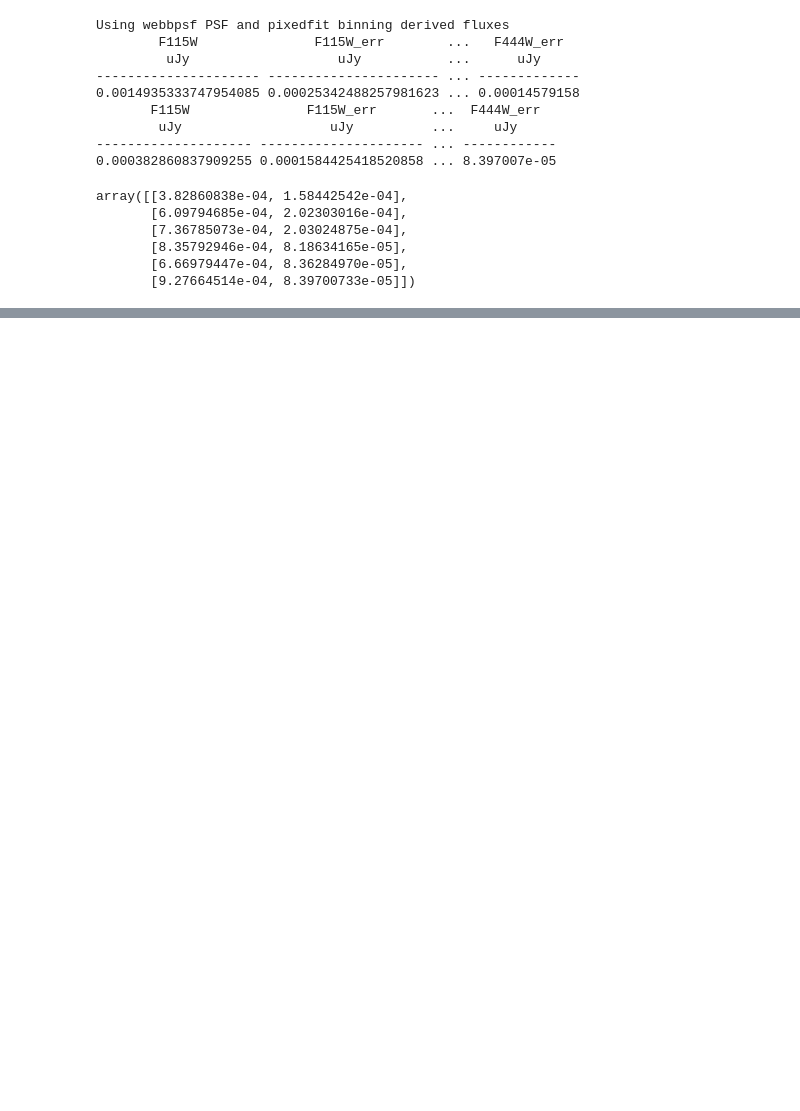
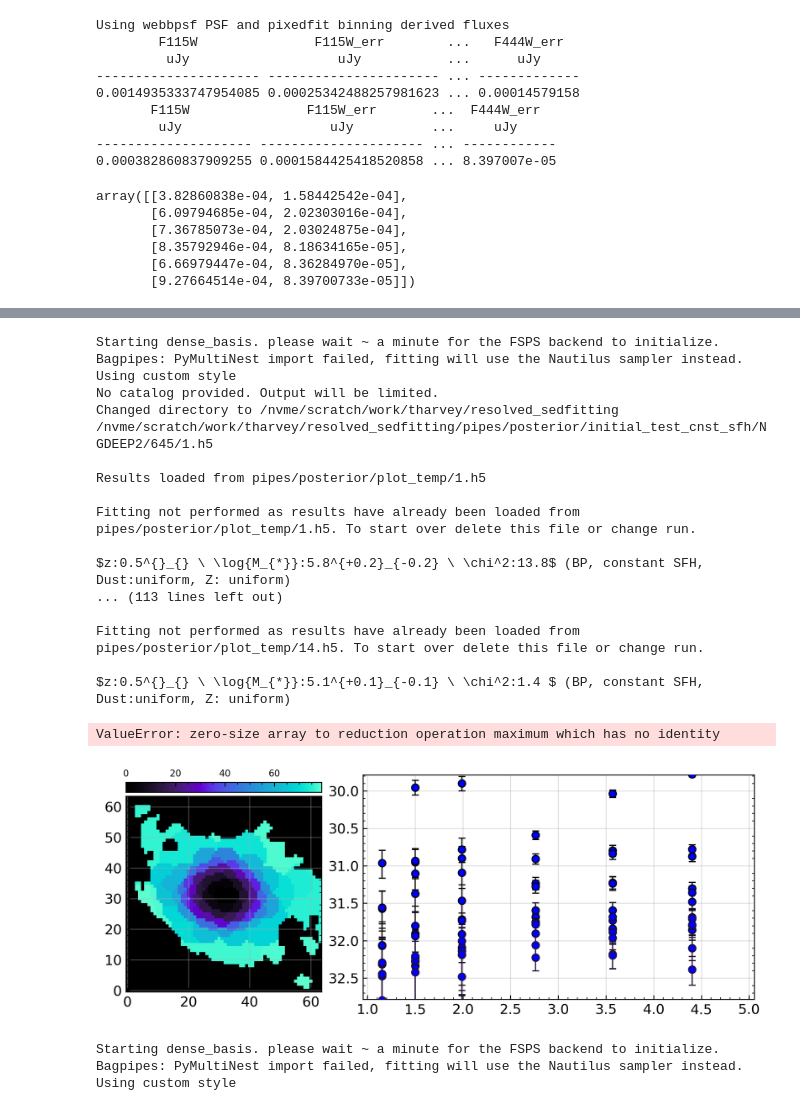
Before and after one commit to tHarvey303/EXPANSE, a Jupyter notebook: testing.ipynb, the cells around one changed output, grey strips where cells are left out. Drawn from its saved outputs; the diff is of its cells as text; code cells hidden in the pictures; blank space fills up the shorter version.

```diff
--- a/testing.ipynb
+++ b/testing.ipynb
@@ -171,0 +149,29 @@ KeyboardInterrupt:
+# %%
+galaxy2.plot_bagpipes_sed('initial_test_cnst_sfh')
+# %% [output]
+Starting dense_basis. please wait ~ a minute for the FSPS backend to initialize.
+Bagpipes: PyMultiNest import failed, fitting will use the Nautilus sampler instead.
+Using custom style
+No catalog provided. Output will be limited.
+Changed directory to /nvme/scratch/work/tharvey/resolved_sedfitting
+/nvme/scratch/work/tharvey/resolved_sedfitting/pipes/posterior/initial_test_cnst_sfh/NGDEEP2/645/1.h5
+
+Results loaded from pipes/posterior/plot_temp/1.h5
+
+Fitting not performed as results have already been loaded from pipes/posterior/plot_temp/1.h5. To start over delete this file or change run.
+
+$z:0.5^{}_{} \ \log{M_{*}}:5.8^{+0.2}_{-0.2} \ \chi^2:13.8$ (BP, constant SFH, Dust:uniform, Z: uniform)
+... (113 lines left out)
+
+Fitting not performed as results have already been loaded from pipes/posterior/plot_temp/14.h5. To start over delete this file or change run.
+
+$z:0.5^{}_{} \ \log{M_{*}}:5.1^{+0.1}_{-0.1} \ \chi^2:1.4 $ (BP, constant SFH, Dust:uniform, Z: uniform)
+ValueError: zero-size array to reduction operation maximum which has no identity
+[figure, added]
+# %%
+sys.path.insert(1, '/nvme/scratch/work/tharvey/bagpipes')
+import plotpipes
+# %% [output]
+Starting dense_basis. please wait ~ a minute for the FSPS backend to initialize.
+Bagpipes: PyMultiNest import failed, fitting will use the Nautilus sampler instead.
+Using custom style
```
Also changed, not shown: parts of 4 cells of this notebook, 3 other files.
